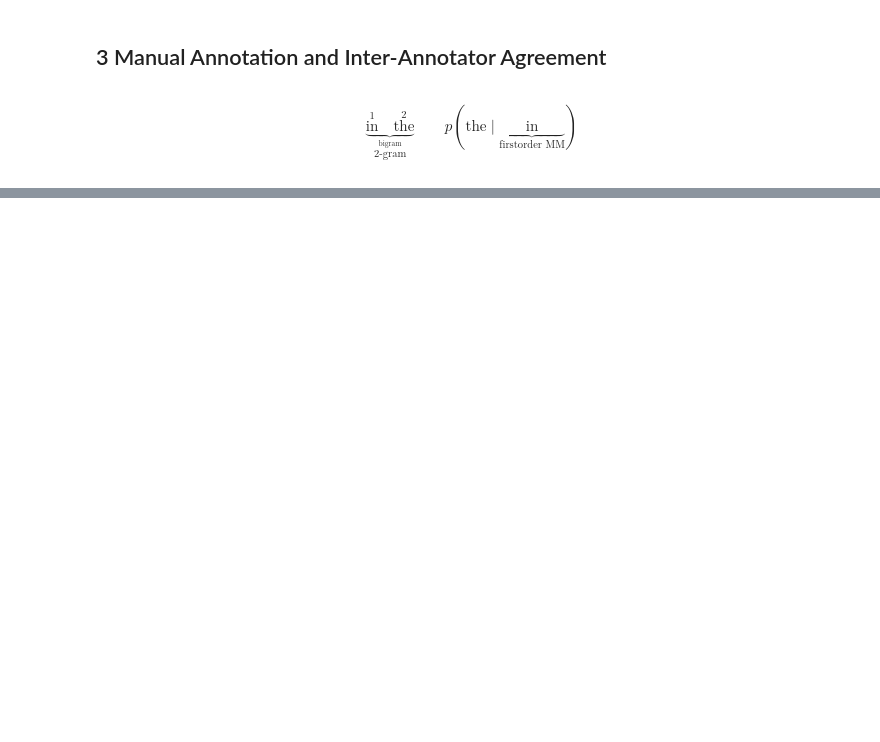
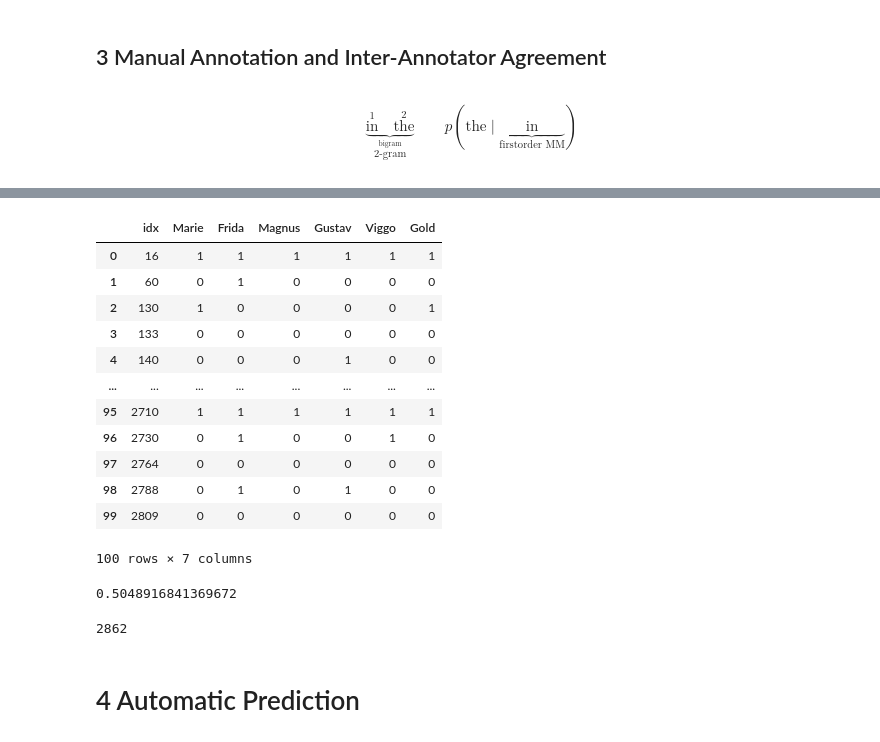
Before and after one commit to viggo-gascou/fyp2022g03GroupB2, a Jupyter notebook: notebook.ipynb, the cells around one changed output, grey strips where cells are left out. Saved outputs shown, nothing was run; the diff lists cells and outputs as text; code cells hidden in the pictures; blank space fills up the shorter version.

```diff
--- a/notebook.ipynb
+++ b/notebook.ipynb
@@ -13,17 +13,23 @@ random.seed(10) # Don't change this!
 with open("pattern.txt", "r") as f:
     pat = re.compile(f.read())
 
-
 text_file = "tweeteval/datasets/stance/abortion/train_text.txt"
 
+def convert_links(string):
+    pattern = r"http[s]?://(?:[a-zA-Z]|[0-9]|[$-_@.&+]|[!*\(\),]|(?:%[0-9a-fA-F][0-9a-fA-F]))+|www\.\w+\.\w{3}"
+    return re.sub(pattern, '@link', string)
+
 with open(text_file, "r") as f:
-    text = f.read()
+    text = convert_links(f.read().lower())
 
 corpus = re.findall(pat, text)
 # %%
 def tokenize(pat, text):
     return re.findall(pat, text)
 
+def convert_links(string):
+    pattern = r"http[s]?://(?:[a-zA-Z]|[0-9]|[$-_@.&+]|[!*\(\),]|(?:%[0-9a-fA-F][0-9a-fA-F]))+|www\.\w+\.\w{3}"
+    return re.sub(pattern, '@link', string)
 
 def statistics(corpus):
     counts = Counter(corpus)
@@ -62,13 +70,14 @@ def zipf(corpus):
 # %%
-# 2 Characterising your data
+#
 
 #• Corpus size, vocabulary size, type/token ratio.
 
 irony_list = []
 with open("tweeteval/datasets/irony/test_text.txt", "r") as f:
-    irony_text = f.read()
+    irony_text = convert_links(f.read().lower())
 
 irony_corpus = tokenize(pat, irony_text)
+
 statistics(irony_corpus)
 def datfr(corpus):
     voc = Counter(corpus)
@@ -198,0 +303,26 @@ for i in range(100):
+# %%
+df
+# %% [output]
+|  | idx | Marie | Frida | Magnus | Gustav | Viggo | Gold |
+| 0 | 16 | 1 | 1 | 1 | 1 | 1 | 1 |
+| 1 | 60 | 0 | 1 | 0 | 0 | 0 | 0 |
+| 2 | 130 | 1 | 0 | 0 | 0 | 0 | 1 |
+| 3 | 133 | 0 | 0 | 0 | 0 | 0 | 0 |
+| 4 | 140 | 0 | 0 | 0 | 1 | 0 | 0 |
+| ... | ... | ... | ... | ... | ... | ... | ... |
+| 95 | 2710 | 1 | 1 | 1 | 1 | 1 | 1 |
+| 96 | 2730 | 0 | 1 | 0 | 0 | 1 | 0 |
+| 97 | 2764 | 0 | 0 | 0 | 0 | 0 | 0 |
+| 98 | 2788 | 0 | 1 | 0 | 1 | 0 | 0 |
+| 99 | 2809 | 0 | 0 | 0 | 0 | 0 | 0 |
+100 rows × 7 columns
+# %%
+sum(true_vals)/len(true_vals)
+# %% [output]
+0.5048916841369672
+# %%
+len(true_vals)
+# %% [output]
+2862
+# %% [markdown]
+# 4 Automatic Prediction
```
Also changed, not shown: parts of 21 cells of this notebook, 5 other files.
